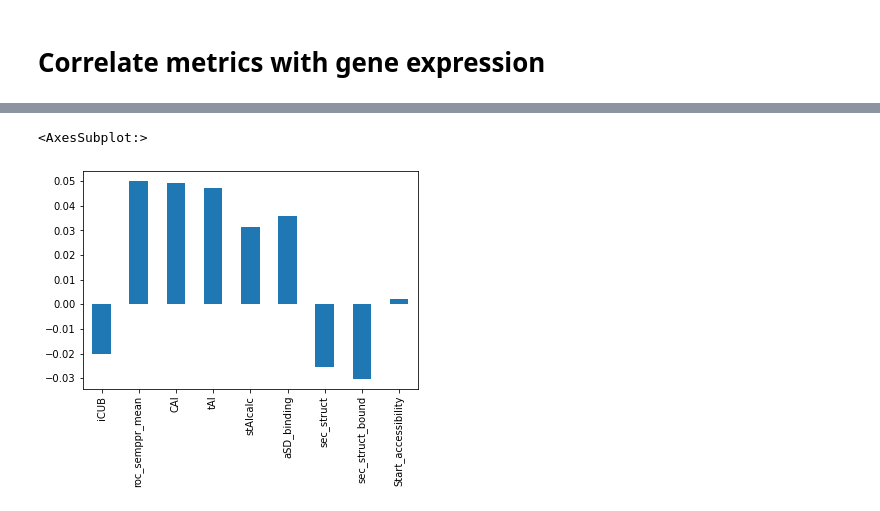
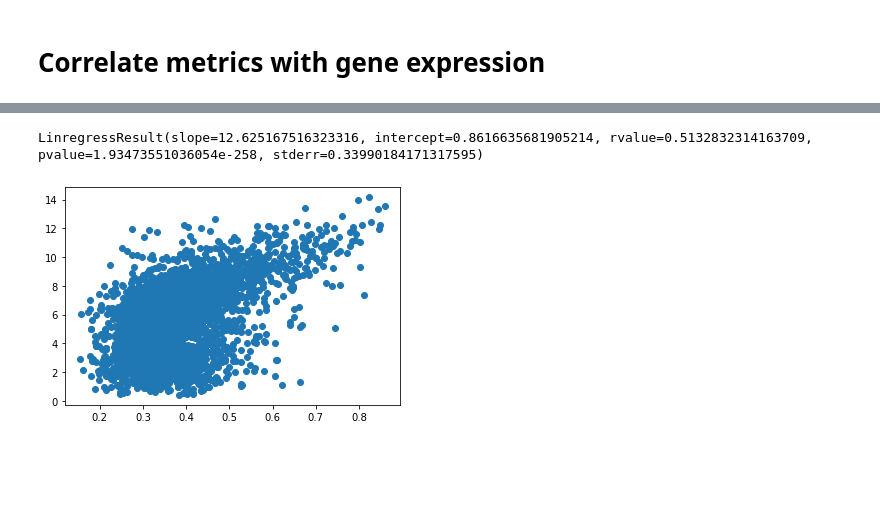
Before and after one commit to adamhockenberry/Growth-expression-translation, a Jupyter notebook: Code/expression_metrics_comp_SBS.ipynb, the cells around one changed output, grey strips where cells are left out. Saved outputs shown, nothing was run; the diff lists cells and outputs as text; code cells hidden in the pictures; blank space fills up the shorter version.

```diff
--- a/Code/expression_metrics_comp_SBS.ipynb
+++ b/Code/expression_metrics_comp_SBS.ipynb
@@ -212,6 +159,8 @@ metrics_corr.loc[2].plot.bar(x='Metric', y='Spearman')
-# %%
-#Bar plot of min gene expression correlations
-metrics_corr.loc[3].plot.bar(x='Metric', y='Spearman')
-# %% [output]
-<AxesSubplot:>
-[figure, removed]
+# %%
+#Scatter plot showing the iCUB metric correlated with the average gene expression
+fig, ax = plt.subplots()
+ax.scatter(ecoli_df['CAI'], ecoli_df['average'])
+print(stats.linregress(ecoli_df['CAI'], ecoli_df['average']))
+# %% [output]
+LinregressResult(slope=12.625167516323316, intercept=0.8616635681905214, rvalue=0.5132832314163709, pvalue=1.93473551036054e-258, stderr=0.33990184171317595)
+[figure, added]
```
Also changed, not shown: parts of 55 cells of this notebook, 3 other files.
